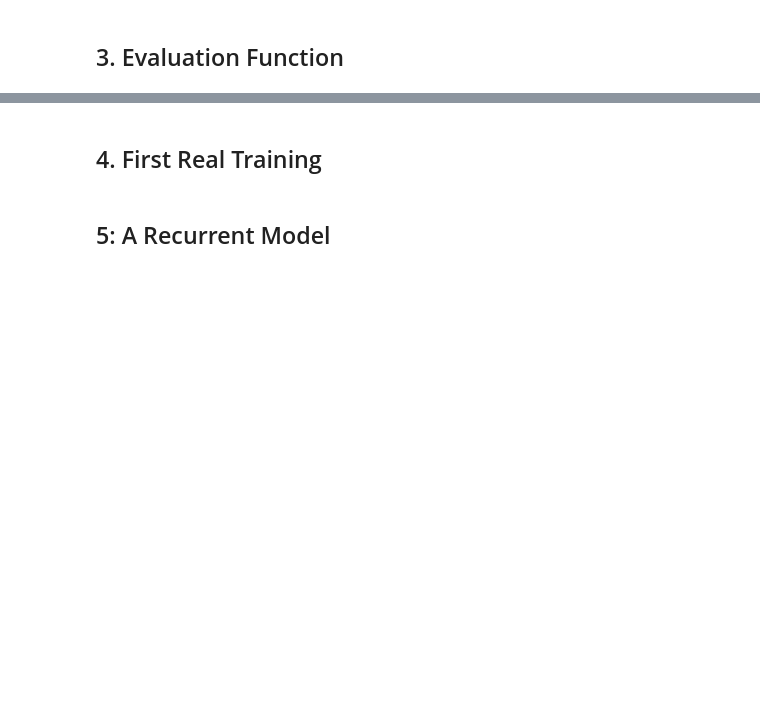
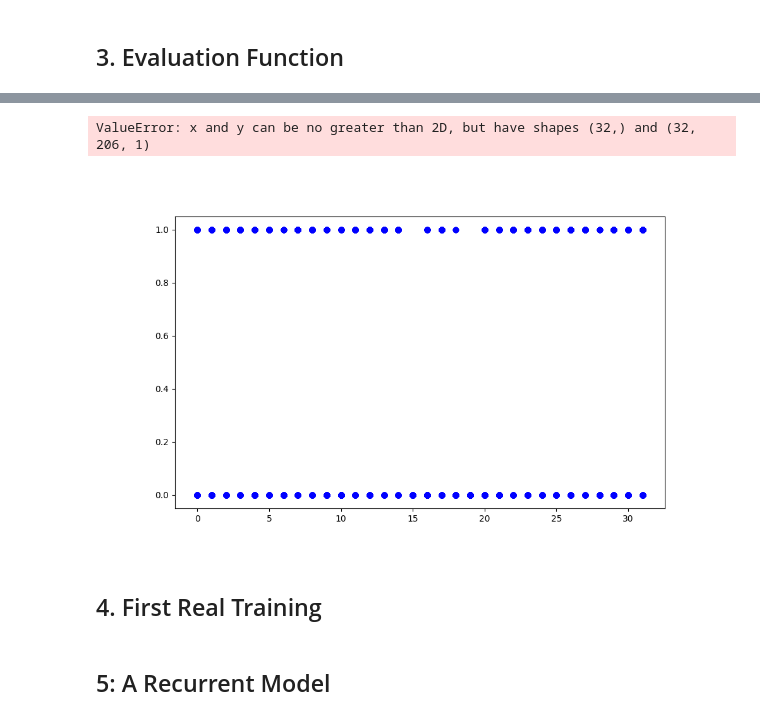
Before and after one commit to kasperikaivola/python-audio-processing, a Jupyter notebook: prerequisites/07_deep_learning/deep_learning.ipynb, the cells around one changed output, grey strips where cells are left out. Saved outputs shown, nothing was run; the diff lists cells and outputs as text; code cells hidden in the pictures; blank space fills up the shorter version.

Commit message:
Ex 7.1-3 kinda done but some errors

```diff
--- a/prerequisites/07_deep_learning/deep_learning.ipynb
+++ b/prerequisites/07_deep_learning/deep_learning.ipynb
@@ -114,2 +241,30 @@ def evaluate(model, test_data):
+# %%
+def evaluate(model, test_data):
+    # Evaluate the model on test data
+    loss, accuracy = model.evaluate(test_data)
+    print(f"Test Loss: {loss}")
+    print(f"Test Accuracy: {accuracy}")
+
+    # Print the number of model parameters
+    num_params = model.count_params()
+    print(f"Number of model parameters: {num_params}")
+
+    # Select a sample from the test data
+    sample_idx = 0  # You can choose any index, here we take the first one
+    sample_features, sample_probabilities = test_data[0]
+
+    # Predict using the model
+    sample_prediction = model.predict(sample_features)
+
+    # Plot the true targets and predictions
+    plt.figure(figsize=(10, 6))
+    plt.plot(sample_probabilities, 'bo', label='Sample True Probabilities')
+    plt.plot(sample_prediction, 'ro', label='Prediction')
+    plt.title('True Target vs Prediction')
+    plt.xlabel('Sample Index')
+    plt.ylabel('Probability')
+    plt.legend()
+    plt.show()
 # %%
-evaluate(model_ff, test_data)
+evaluate(model_ff, train_data)
+# %% [output]
@@ -116,3 +276,5 @@ evaluate(model_ff, test_data)
+ValueError: x and y can be no greater than 2D, but have shapes (32,) and (32, 206, 1)
+[figure, added]
 # %% [markdown]
 ## 4. First Real Training
 # %%
```
Also changed, not shown: parts of 8 cells of this notebook, 1 other file.
